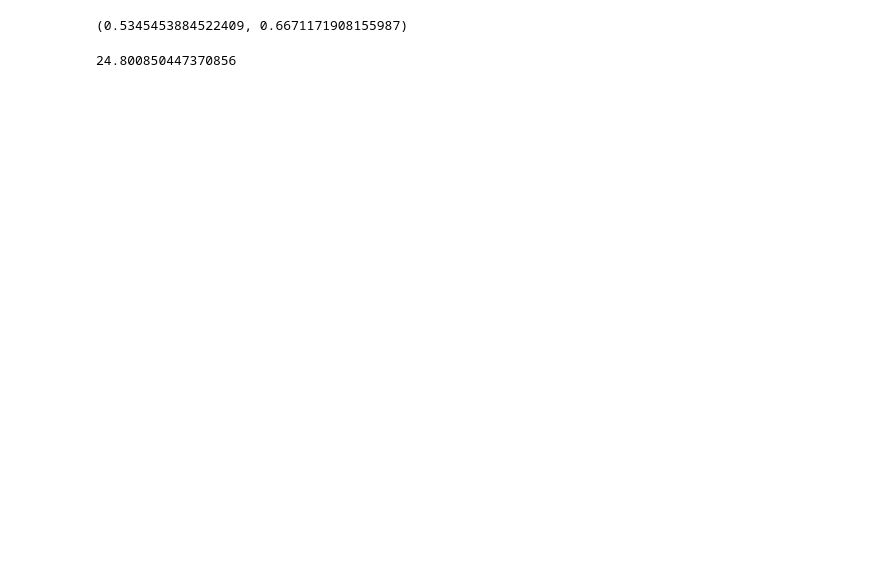
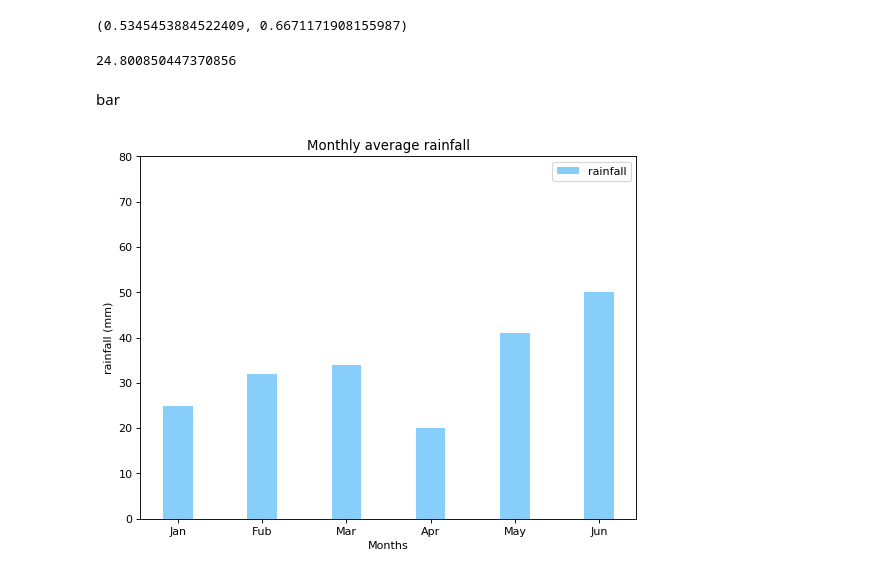
Before and after one commit to xumq1009/code2vec, a Jupyter notebook: train_log/log_analyzer.ipynb, the cells around one changed output. Saved outputs shown, nothing was run; the diff lists cells and outputs as text; code cells hidden in the pictures; blank space fills up the shorter version.

```diff
--- a/train_log/log_analyzer.ipynb
+++ b/train_log/log_analyzer.ipynb
@@ -250,2 +286,4 @@ y_roc_f1[-1], y1_roc_f1[-1]
 # %% [output]
 24.800850447370856
+# %% [markdown]
+bar
@@ -251,0 +294,39 @@ y_roc_f1[-1], y1_roc_f1[-1]
+# %%
+# 创建一个点数为 8 x 6 的窗口, 并设置分辨率为 80像素/每英寸
+
+
+# 再创建一个规格为 1 x 1 的子图
+plt.subplot(1, 1, 1)
+
+# 柱子总数
+N = 6
+# 包含每个柱子对应值的序列
+values = (25, 32, 34, 20, 41, 50)
+
+# 包含每个柱子下标的序列
+index = np.arange(N)
+
+# 柱子的宽度
+width = 0.35
+
+# 绘制柱状图, 每根柱子的颜色为紫罗兰色
+p2 = plt.bar(index, values, width, label="rainfall", color="#87CEFA")
+
+# 设置横轴标签
+plt.xlabel('Months')
+# 设置纵轴标签
+plt.ylabel('rainfall (mm)')
+
+# 添加标题
+plt.title('Monthly average rainfall')
+
+# 添加纵横轴的刻度
+plt.xticks(index, ('Jan', 'Fub', 'Mar', 'Apr', 'May', 'Jun'))
+plt.yticks(np.arange(0, 81, 10))
+
+# 添加图例
+plt.legend(loc="upper right")
+
+plt.show()
+# %% [output]
+[figure, added]
```
Also changed, not shown: parts of 8 cells of this notebook.
